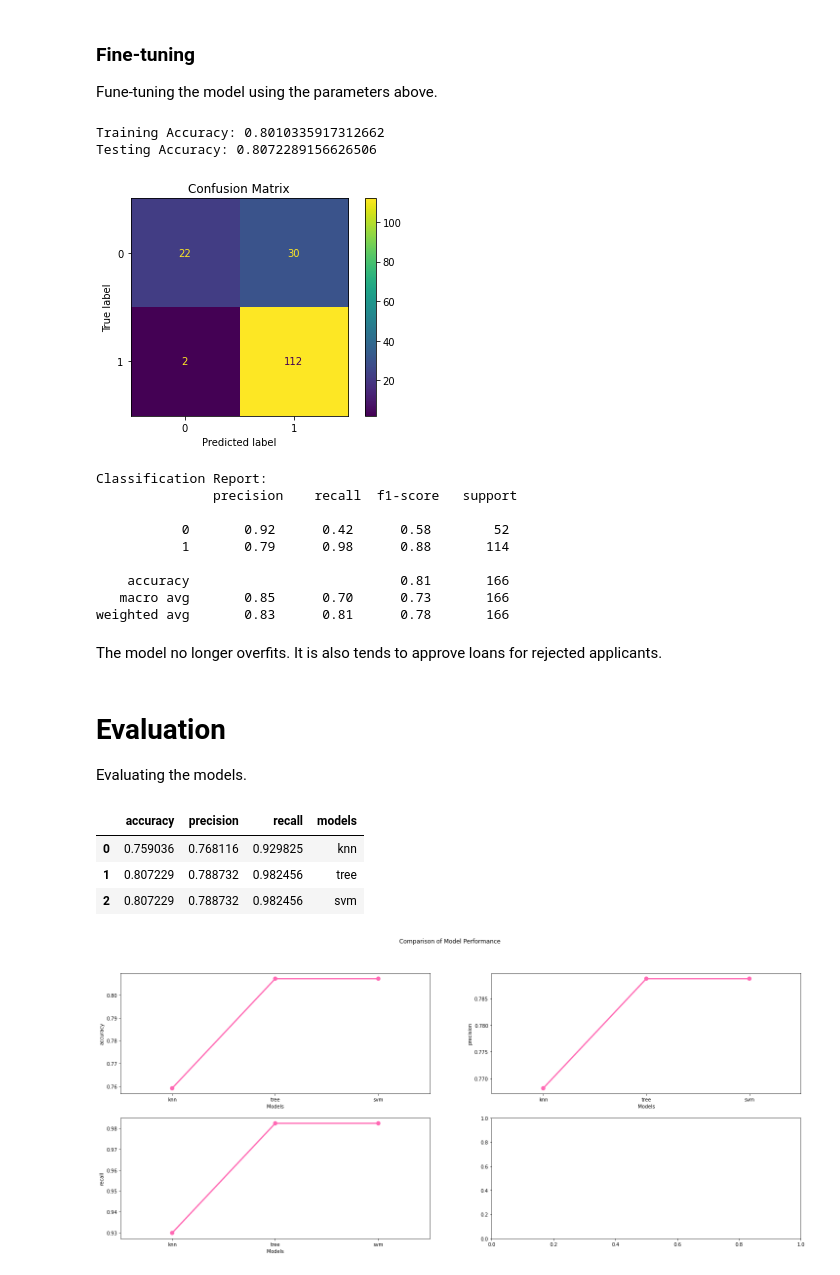
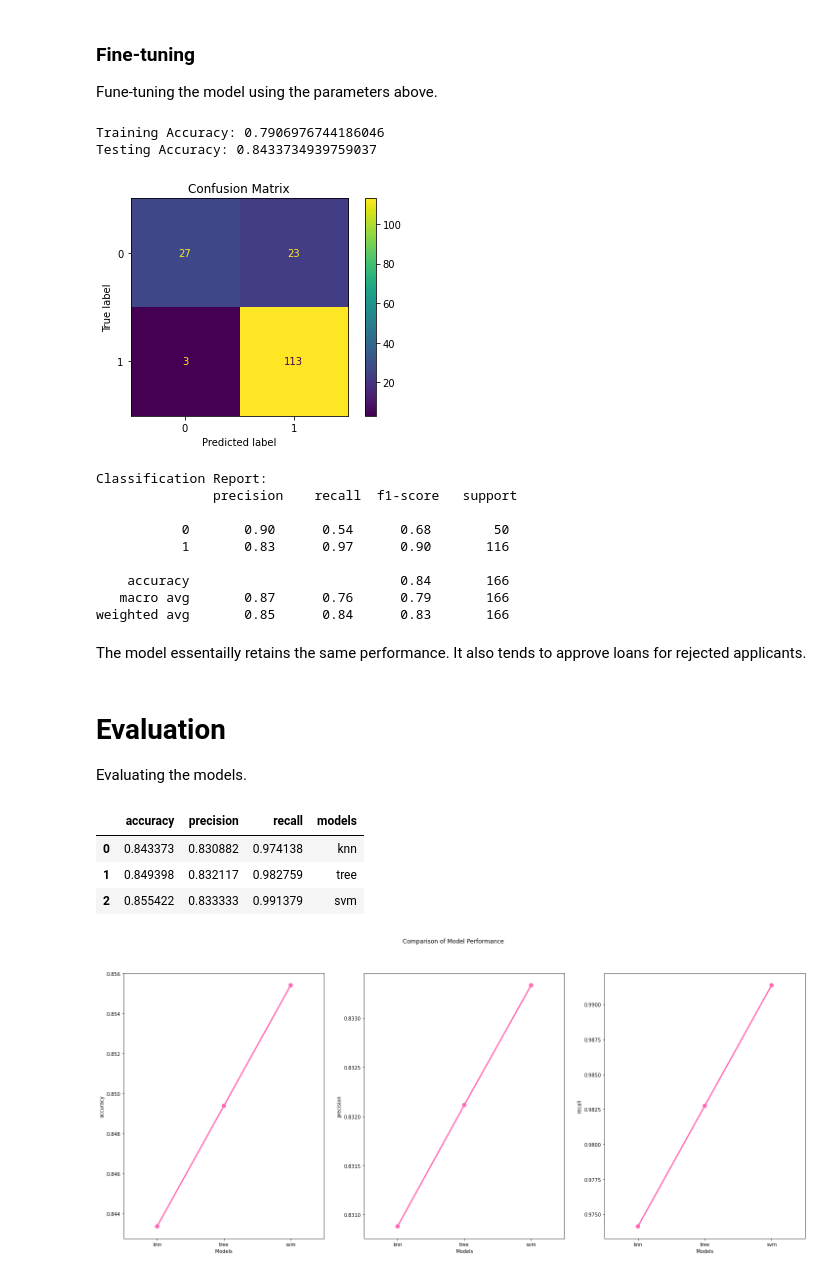
Before and after one commit to lianaling/ds-dec2021, a Jupyter notebook: my_analytics.ipynb, the cells around one changed output. Drawn from its saved outputs; the diff is of its cells as text; code cells hidden in the pictures.

```diff
--- a/my_analytics.ipynb
+++ b/my_analytics.ipynb
@@ -520,7 +520,7 @@ From the grid search conducted above, the best cross-validated score of the best
 Using the grid search results above, another KNN model is instantiated and trained.
 # %%
 # Instantiate model
-knn_model = KNeighborsClassifier(n_neighbors=7)
+knn_model = KNeighborsClassifier(n_neighbors=17)
 
 knn_train_acc, knn_acc, knn_cm, knn_cr = predict(knn_model, X_train, X_test, y_train, y_test)
 # %% [output]
@@ -682,25 +682,25 @@ From the grid search conducted above, the best cross-validated score of the best
 Fune-tuning the model using the parameters above.
 # %%
 # Instantiate model
-svm_model = SVC(kernel='sigmoid', C=10, gamma=0.01)
+svm_model = SVC(kernel='rbf', C=10, gamma=0.01)
 
 # Predict
 svm_train_acc, svm_acc, svm_cm, svm_cr = predict(svm_model, X_train, X_test, y_train, y_test)
 # %% [output]
-Training Accuracy: 0.8010335917312662
-Testing Accuracy: 0.8072289156626506
+Training Accuracy: 0.7906976744186046
+Testing Accuracy: 0.8433734939759037
 [figure]
 Classification Report:
                precision    recall  f1-score   support
 
-           0       0.92      0.42      0.58        52
-           1       0.79      0.98      0.88       114
+           0       0.90      0.54      0.68        50
+           1       0.83      0.97      0.90       116
 
-    accuracy                           0.81       166
-   macro avg       0.85      0.70      0.73       166
-weighted avg       0.83      0.81      0.78       166
+    accuracy                           0.84       166
+   macro avg       0.87      0.76      0.79       166
+weighted avg       0.85      0.84      0.83       166
 # %% [markdown]
-The model no longer overfits. It is also tends to approve loans for rejected applicants.
+The model essentailly retains the same performance. It also tends to approve loans for rejected applicants.
 # %% [markdown]
 # Evaluation
 
@@ -717,19 +717,19 @@ y = pd.DataFrame(y)
 y
 # %% [output]
 |  | accuracy | precision | recall | models |
-| 0 | 0.759036 | 0.768116 | 0.929825 | knn |
-| 1 | 0.807229 | 0.788732 | 0.982456 | tree |
-| 2 | 0.807229 | 0.788732 | 0.982456 | svm |
+| 0 | 0.843373 | 0.830882 | 0.974138 | knn |
+| 1 | 0.849398 | 0.832117 | 0.982759 | tree |
+| 2 | 0.855422 | 0.833333 | 0.991379 | svm |
 # %%
-fig, ax = plt.subplots(2, 2, figsize=(25, 10))
+fig, ax = plt.subplots(1, 3, figsize=(25, 10))
 ax = ax.flatten()
 
 fig.suptitle('Comparison of Model Performance')
 
 for i, v in enumerate(y):
     if(v == 'models'):
         break
     sns.pointplot(data=y, ax=ax[i], x=y['models'], y=y[v], color='hotpink')
     ax[i].set(xlabel='Models', ylabel=v)
 # %% [output]
-[figure, old version]
+[figure, new version]
```
Also changed, not shown: parts of 12 cells of this notebook.
